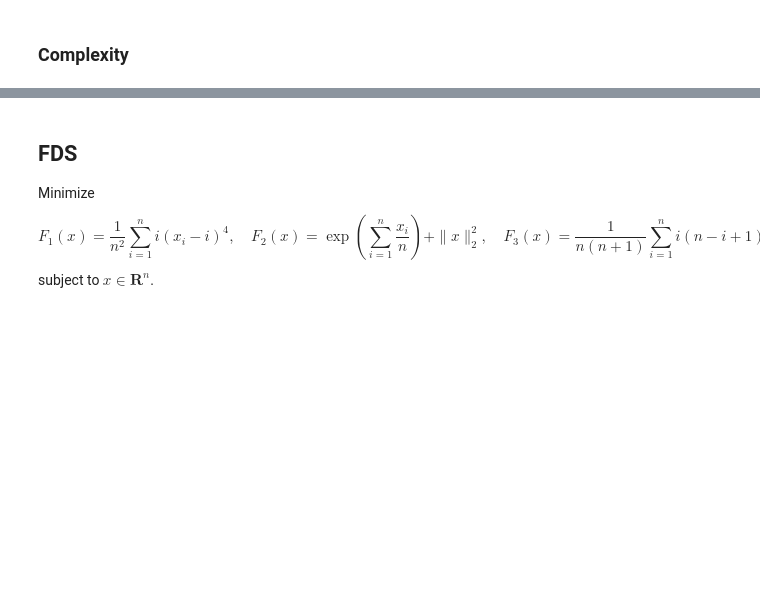
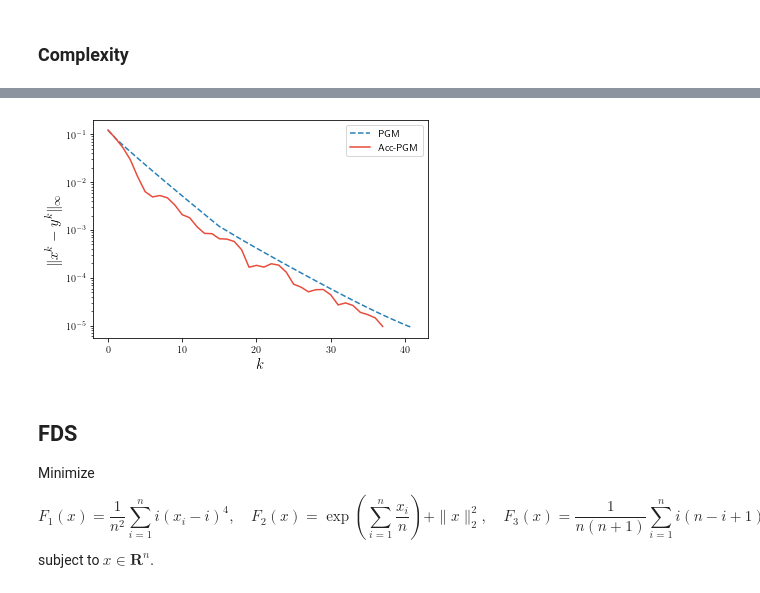
Before and after one commit to zalgo3/zfista, a Jupyter notebook: examples/PGM_experiment.ipynb, the cells around one changed output, grey strips where cells are left out. Drawn from its saved outputs; the diff is of its cells as text; code cells hidden in the pictures; blank space fills up the shorter version.

```diff
--- a/examples/PGM_experiment.ipynb
+++ b/examples/PGM_experiment.ipynb
@@ -545,3 +368,13 @@ Wall time: 16.5 s
+# %%
+plt.yscale('log')
+plt.xlabel(r'$k$', fontsize=15)
+plt.ylabel(r'$\|x^k - y^k\|_\infty$', fontsize=15)
+plt.plot(results_SD[0].all_error_criteria, color="#2980b9", label="PGM", linestyle="dashed")
+plt.plot(results_acc_SD[0].all_error_criteria, color="#e74c3c", label="Acc-PGM")
+plt.legend()
+plt.savefig(fig_path + '/SD_error.pdf', bbox_inches='tight')
+# %% [output]
+[figure, added]
 # %% [markdown]
 ## FDS
 Minimize
```
Also changed, not shown: parts of 52 cells of this notebook, 2 other files.
